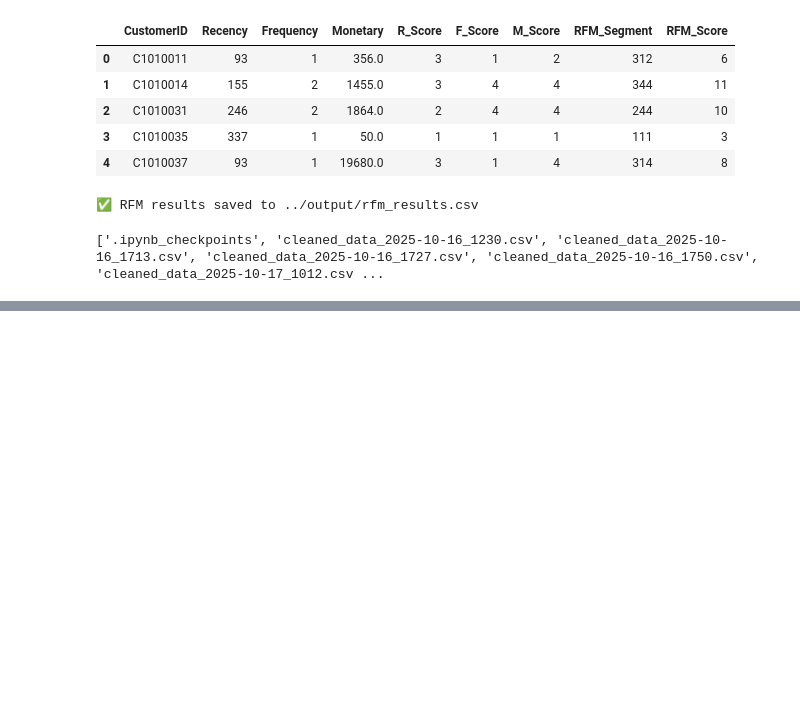
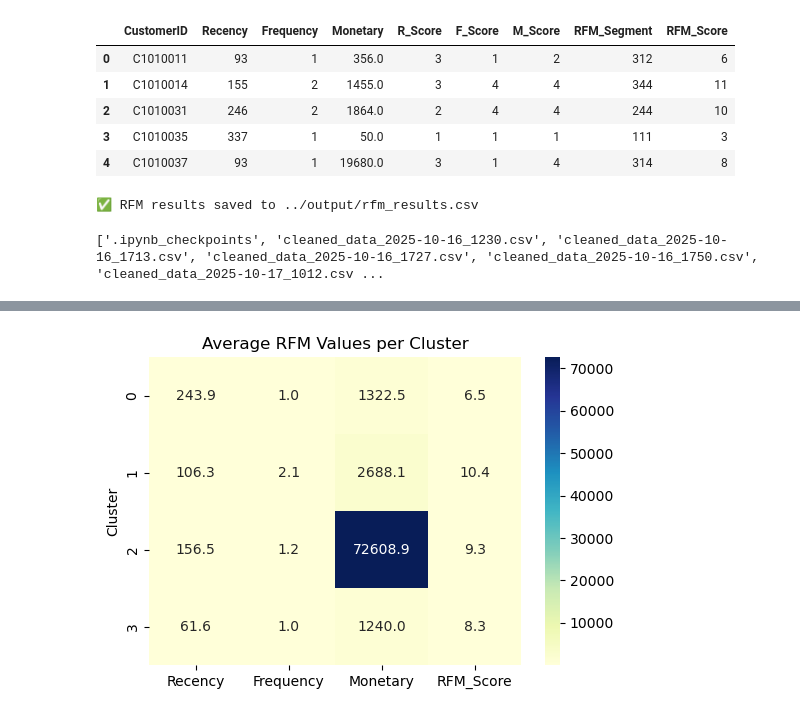
Before and after one commit to Rugiatu2023/banking_project, a Jupyter notebook: notebook/Banking_project.ipynb, the cells around one changed output, grey strips where cells are left out. Saved outputs shown, nothing was run; the diff lists cells and outputs as text; code cells hidden in the pictures; blank space fills up the shorter version.

```diff
--- a/notebook/Banking_project.ipynb
+++ b/notebook/Banking_project.ipynb
@@ -534,0 +573,4 @@ print(os.listdir('../output'))
+# %%
+kmeans = KMeans(n_clusters=4, random_state=42)
+rfm['Cluster'] = kmeans.fit_predict(X_scaled)
+rfm.head()
@@ -534,0 +584,7 @@ print(os.listdir('../output'))
+# %%
+cluster_summary = (
+    rfm.groupby('Cluster')[['Recency', 'Frequency', 'Monetary', 'RFM_Score']]
+    .mean()
+    .round(2)
+)
+cluster_summary
@@ -534,0 +619,10 @@ print(os.listdir('../output'))
+# %%
+import seaborn as sns
+import matplotlib.pyplot as plt
+
+plt.figure(figsize=(6,4))
+sns.heatmap(cluster_summary, annot=True, cmap='YlGnBu', fmt='.1f')
+plt.title('Average RFM Values per Cluster')
+plt.show()
+# %% [output]
+[figure, added]
```
Also changed, not shown: parts of 9 cells of this notebook.
